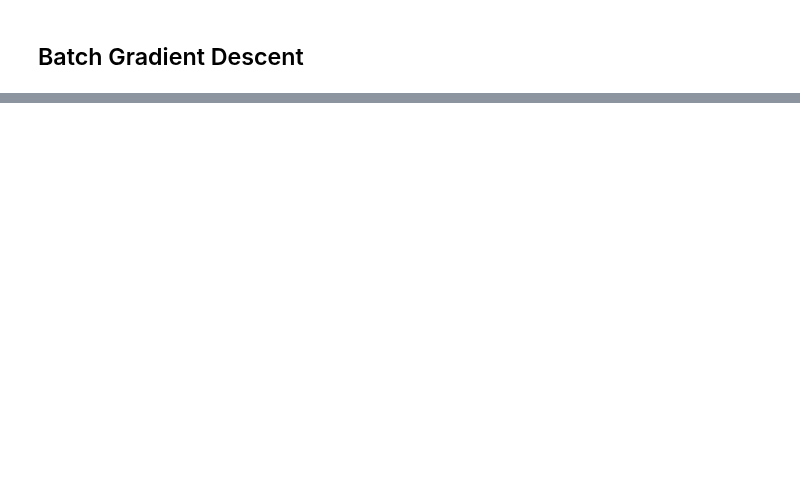
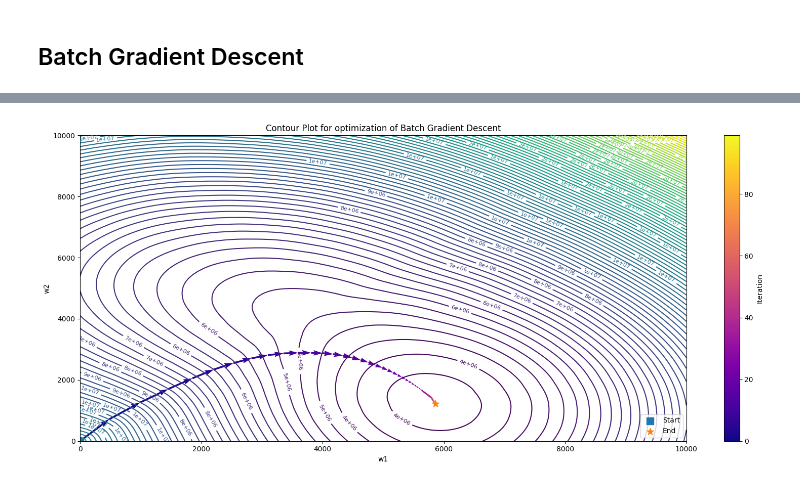
Before and after one commit to romannjoroge/AIEngineering, a Jupyter notebook: Projects/FIFACompetition/optimization_algorithms.ipynb, the cells around one changed output, grey strips where cells are left out. Saved outputs shown, nothing was run; the diff lists cells and outputs as text; code cells hidden in the pictures; blank space fills up the shorter version.

Commit message:
feat: Batch and mini-batch gradient descent

```diff
--- a/Projects/FIFACompetition/optimization_algorithms.ipynb
+++ b/Projects/FIFACompetition/optimization_algorithms.ipynb
@@ -161,0 +167,18 @@ Similarity between dtheta and dtheta approx is: 2.5724702768754786e-08
+# %%
+# Get different costs for our problem
+w1_values = np.linspace(0, 10000, 1000)
+w2_values = np.linspace(0, 10000, 1000)
+
+W1, W2 = np.meshgrid(w1_values, w2_values)
+Z = np.zeros_like(W1)
+
+# Get costs for each point
+for i in range(W1.shape[0]):
+    for j in range(W1.shape[1]):
+
+        w = np.array([[
+            W1[i, j],
+            W2[i, j]
+        ]])
+
+        Z[i,j] = J(X=X_normalized, Y=Y, w=w)
@@ -162,2 +255,56 @@ Similarity between dtheta and dtheta approx is: 2.5724702768754786e-08
 # %% [markdown]
 ## Batch Gradient Descent
+# %%
+def batch_gradient_descent(
+    X: npt.NDArray,
+    Y: npt.NDArray,
+    w: npt.NDArray,
+    alpha: float,
+    num_epochs: int
+):
+    """
+    Algorithm to minimize the cost functions by updating parameters in every epoch
+
+    Args:
+        X (ndarray): a (2, m) array with m training examples
+        Y (ndarray): a (1, m) array with target outputs
+        w (ndarray): a (1,2) array with weights to optimize
+        alpha (scalar): learning rate to be used by the model
+        num_epochs (scalar): number of times to go through entire dataset
+
+    Returns:
+        w (ndarray): optimized weights
+        w_s (ndarray): weights reached while performing gradient descent
+        costs (ndarray): costs of the different weights reached by learning algorithm
+    """
+    # Get initial cost of weights
+    w_s = [(w[0][0], w[0][1])]
+    costs = [J(X=X, Y=Y, w=w)]
+
+    # For each epoch
+    for epoch in range(num_epochs):
+        # get derivatives
+        dw = backprop(X=X, Y=Y, w=w)
+
+        # Update weights with derivatives
+        w = w - (alpha * dw)
+
+        # Store new weights and cost of weights
+        cost = J(X=X, Y=Y, w=w)
+        w_s.append((w[0][0], w[0][1]))
+        costs.append(cost)
+        print(f"Cost at epoch {epoch + 1} / {num_epochs}: {cost}")
+
+    return (w, w_s, costs)
+
+start_time = time.perf_counter()
+updated_w, w_s, costs = batch_gradient_descent(X=X_normalized, Y=Y, w=initial_w, alpha=alpha, num_epochs=num_epochs)
+stop_time = time.perf_counter()
+elapsed_time = stop_time - start_time
+print(f"Batch gradient descent took {elapsed_time:.6f}s")
+
+w1_history = [w[0] for w in w_s]
+w2_history = [w[1] for w in w_s]
+
+plot_optimization_trajectory(w1_history=w1_history, w2_history=w2_history, costs=costs, optimization_algorithm="Batch Gradient Descent")
+# %% [output]
@@ -163,0 +328 @@ Similarity between dtheta and dtheta approx is: 2.5724702768754786e-08
+[figure, added]
```
Also changed, not shown: parts of 12 cells of this notebook.
